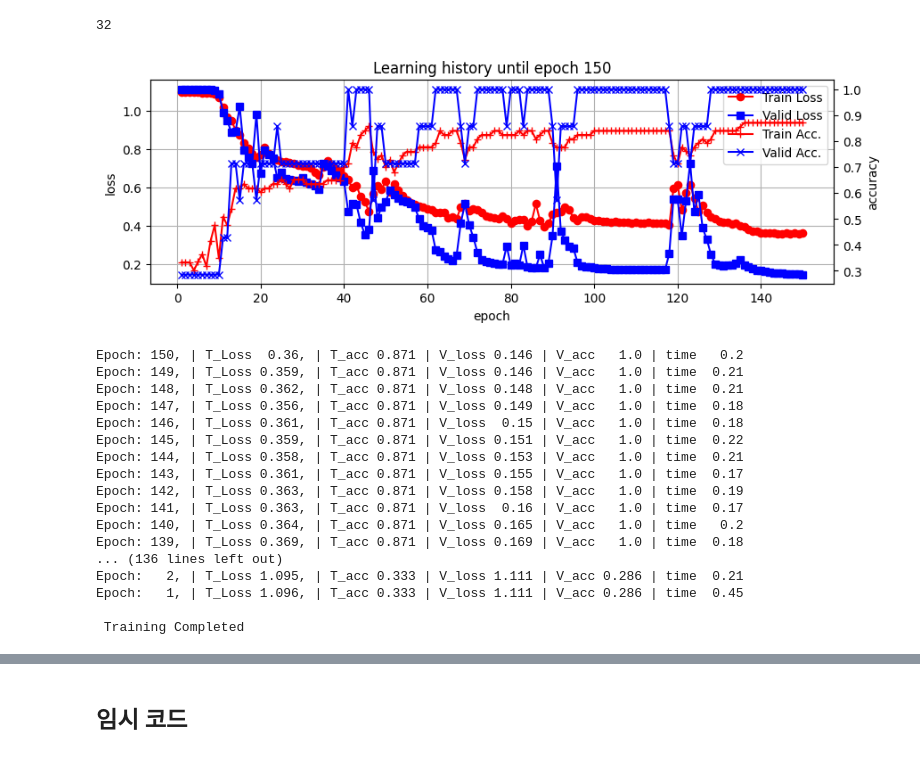
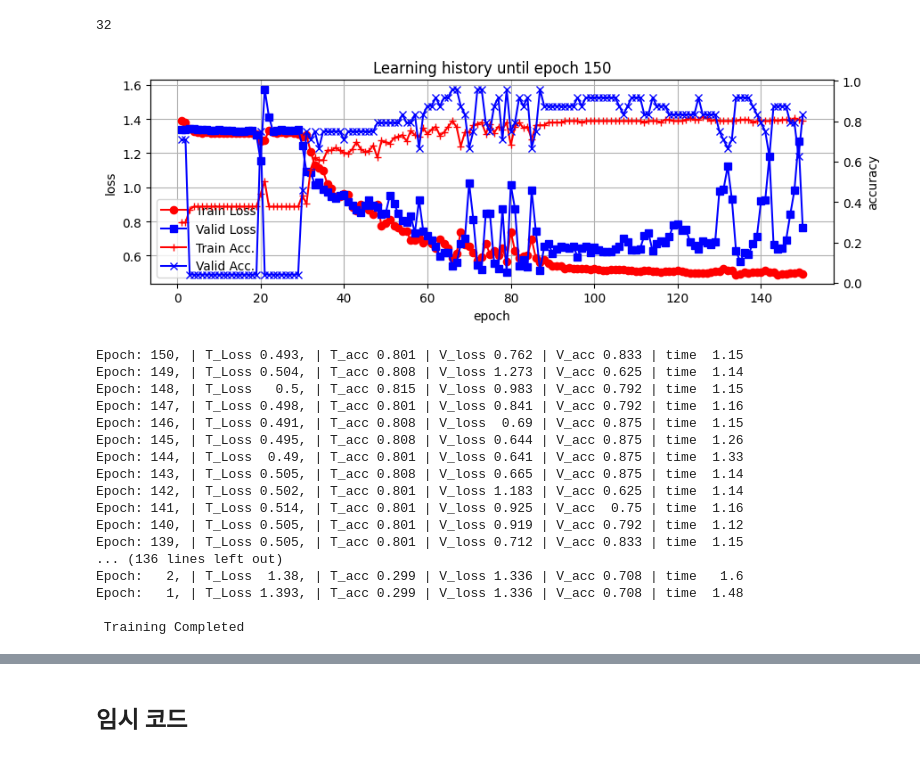
Before and after one commit to addinedu-ros-3rd/deeplearning-repo-3, a Jupyter notebook: action_lstm_test_apple/src/new_action_rec_3class_yolo.ipynb, the cells around one changed output, grey strips where cells are left out. Cells and saved outputs as stored; diff of their text form; code cells hidden in the pictures.

```diff
--- a/action_lstm_test_apple/src/new_action_rec_3class_yolo.ipynb
+++ b/action_lstm_test_apple/src/new_action_rec_3class_yolo.ipynb
@@ -19,3 +18,10 @@ import gc
 import time
 from tqdm import tqdm
 from torch.cuda import memory_allocated, empty_cache
+# %%
+# 과일 class_id 확인
+model = YOLO('yolov8m.pt')
+yolo_result = model('../tmp_data/train_data/nothing_0.jpg', agnostic_nms=True)[0]
+detections = sv.Detections.from_yolov8(yolo_result)
+print(detections.class_id)
+print(model.model.names[49])
@@ -53,7 +63,7 @@ def show_skeleton(video_path , interval, attention_dot, draw_line):
                 yolo_result = model(img, agnostic_nms=True)[0]
                 detections = sv.Detections.from_yolov8(yolo_result)
 
-                selected_classes = [47] # 47 : apple, 66, 67 : cell_phone, 76
+                selected_classes = [46, 47, 49] # 46: banana, 47 : apple, 49: orange
                 detections = detections[np.isin(detections.class_id, selected_classes)]
 
                 labels = [f"{model.model.names[class_id]} {confidence:0.2f}" for _, confidence, class_id, _ in detections]
@@ -110,6 +120,8 @@ def show_skeleton(video_path , interval, attention_dot, draw_line):
 
     return xy_list_list + xy_list_list_flip
 # %%
+import cv2
+# video_path = '../tmp_data/train_data'
 video_path = '../data/train_data'
 video_name_list = os.listdir(video_path)
 dataset = []
@@ -121,9 +133,9 @@ for video_name in video_name_list:
         label = 0
     elif 'picking_up' in video_name:
         label = 1
-    elif 'putting_down':
+    elif 'putting_down' in video_name:
         label = 2
-    elif 'holding':
+    elif 'holding' in video_name:
         label = 3
 
     skel_data = show_skeleton('{}/{}'.format(video_path, video_name), interval, attention_dot, draw_line)
@@ -206,7 +217,7 @@ class skeleton_LSTM(nn.Module):
         self.lstm6 = nn.LSTM(input_size=128, hidden_size=64, num_layers=1, batch_first=True)
         self.dropout2 = nn.Dropout(0.1)
         self.lstm7 = nn.LSTM(input_size=64, hidden_size=32, num_layers=1, batch_first=True)
-        self.fc = nn.Linear(32, 3)
+        self.fc = nn.Linear(32, 4)
 
     def forward(self, x):
         x, _ = self.lstm1(x)
@@ -355,44 +366,48 @@ len(dataset[0]['value'][0])
 # %%
 # Trainig Initialization
 input_dim = len(dataset[0]['value'][0])
 init_model(input_dim)
 init_epoch()
 init_log()
 maximum_epoch = 150
 
 def epoch_not_finished():
     return epoch_cnt < maximum_epoch
 
 # Training Iteration
 while epoch_not_finished():
     start_time = time.time()
     tloss, tacc = epoch(train_loader, mode = 'train')
     end_time = time.time()
     time_taken = end_time - start_time
     record_train_log(tloss, tacc, time_taken)
     with torch.no_grad():
         vloss, vacc = epoch(val_loader, mode = 'val')
         record_valid_log(vloss, vacc)
     print_log()
 
+    # if epoch_cnt % 30 == 0:
+        # torch.save(model, f'../save_pt/{epoch_cnt}_epoch.pt')
+
+torch.save(model, f'../save_pt/{epoch_cnt}_epoch.pt')
 print('\n Training Completed')
 # %% [output]
-[figure, old version]
+[figure, new version]
-Epoch: 150, | T_Loss  0.36, | T_acc 0.871 | V_loss 0.146 | V_acc   1.0 | time   0.2
-Epoch: 149, | T_Loss 0.359, | T_acc 0.871 | V_loss 0.146 | V_acc   1.0 | time  0.21
-Epoch: 148, | T_Loss 0.362, | T_acc 0.871 | V_loss 0.148 | V_acc   1.0 | time  0.21
-Epoch: 147, | T_Loss 0.356, | T_acc 0.871 | V_loss 0.149 | V_acc   1.0 | time  0.18
-Epoch: 146, | T_Loss 0.361, | T_acc 0.871 | V_loss  0.15 | V_acc   1.0 | time  0.18
-Epoch: 145, | T_Loss 0.359, | T_acc 0.871 | V_loss 0.151 | V_acc   1.0 | time  0.22
-Epoch: 144, | T_Loss 0.358, | T_acc 0.871 | V_loss 0.153 | V_acc   1.0 | time  0.21
-Epoch: 143, | T_Loss 0.361, | T_acc 0.871 | V_loss 0.155 | V_acc   1.0 | time  0.17
-Epoch: 142, | T_Loss 0.363, | T_acc 0.871 | V_loss 0.158 | V_acc   1.0 | time  0.19
-Epoch: 141, | T_Loss 0.363, | T_acc 0.871 | V_loss  0.16 | V_acc   1.0 | time  0.17
-Epoch: 140, | T_Loss 0.364, | T_acc 0.871 | V_loss 0.165 | V_acc   1.0 | time   0.2
-Epoch: 139, | T_Loss 0.369, | T_acc 0.871 | V_loss 0.169 | V_acc   1.0 | time  0.18
+Epoch: 150, | T_Loss 0.493, | T_acc 0.801 | V_loss 0.762 | V_acc 0.833 | time  1.15
+Epoch: 149, | T_Loss 0.504, | T_acc 0.808 | V_loss 1.273 | V_acc 0.625 | time  1.14
+Epoch: 148, | T_Loss   0.5, | T_acc 0.815 | V_loss 0.983 | V_acc 0.792 | time  1.15
+Epoch: 147, | T_Loss 0.498, | T_acc 0.801 | V_loss 0.841 | V_acc 0.792 | time  1.16
+Epoch: 146, | T_Loss 0.491, | T_acc 0.808 | V_loss  0.69 | V_acc 0.875 | time  1.15
+Epoch: 145, | T_Loss 0.495, | T_acc 0.808 | V_loss 0.644 | V_acc 0.875 | time  1.26
+Epoch: 144, | T_Loss  0.49, | T_acc 0.801 | V_loss 0.641 | V_acc 0.875 | time  1.33
+Epoch: 143, | T_Loss 0.505, | T_acc 0.808 | V_loss 0.665 | V_acc 0.875 | time  1.14
+Epoch: 142, | T_Loss 0.502, | T_acc 0.801 | V_loss 1.183 | V_acc 0.625 | time  1.14
+Epoch: 141, | T_Loss 0.514, | T_acc 0.801 | V_loss 0.925 | V_acc  0.75 | time  1.16
+Epoch: 140, | T_Loss 0.505, | T_acc 0.801 | V_loss 0.919 | V_acc 0.792 | time  1.12
+Epoch: 139, | T_Loss 0.505, | T_acc 0.801 | V_loss 0.712 | V_acc 0.833 | time  1.15
 ... (136 lines left out)
-Epoch:   2, | T_Loss 1.095, | T_acc 0.333 | V_loss 1.111 | V_acc 0.286 | time  0.21
-Epoch:   1, | T_Loss 1.096, | T_acc 0.333 | V_loss 1.111 | V_acc 0.286 | time  0.45
+Epoch:   2, | T_Loss  1.38, | T_acc 0.299 | V_loss 1.336 | V_acc 0.708 | time   1.6
+Epoch:   1, | T_Loss 1.393, | T_acc 0.299 | V_loss 1.336 | V_acc 0.708 | time  1.48
 
  Training Completed
 # %%
```
Also changed, not shown: parts of 11 cells of this notebook.
